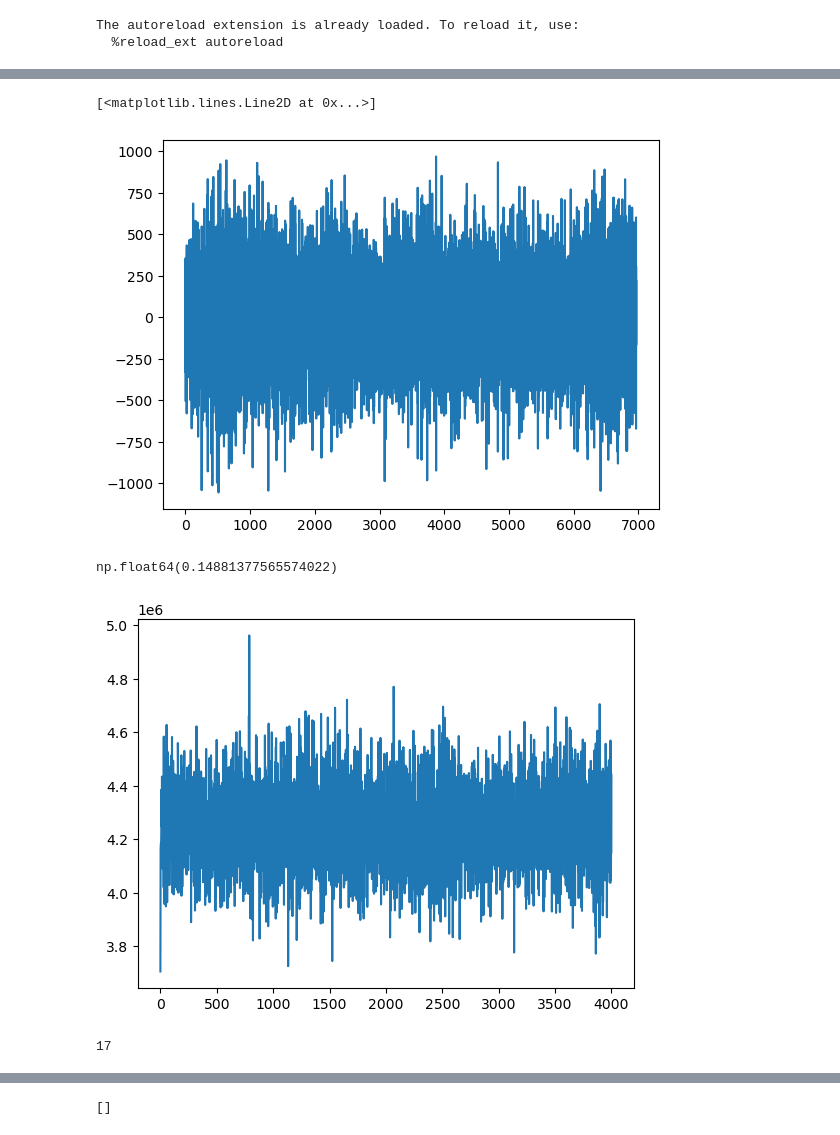
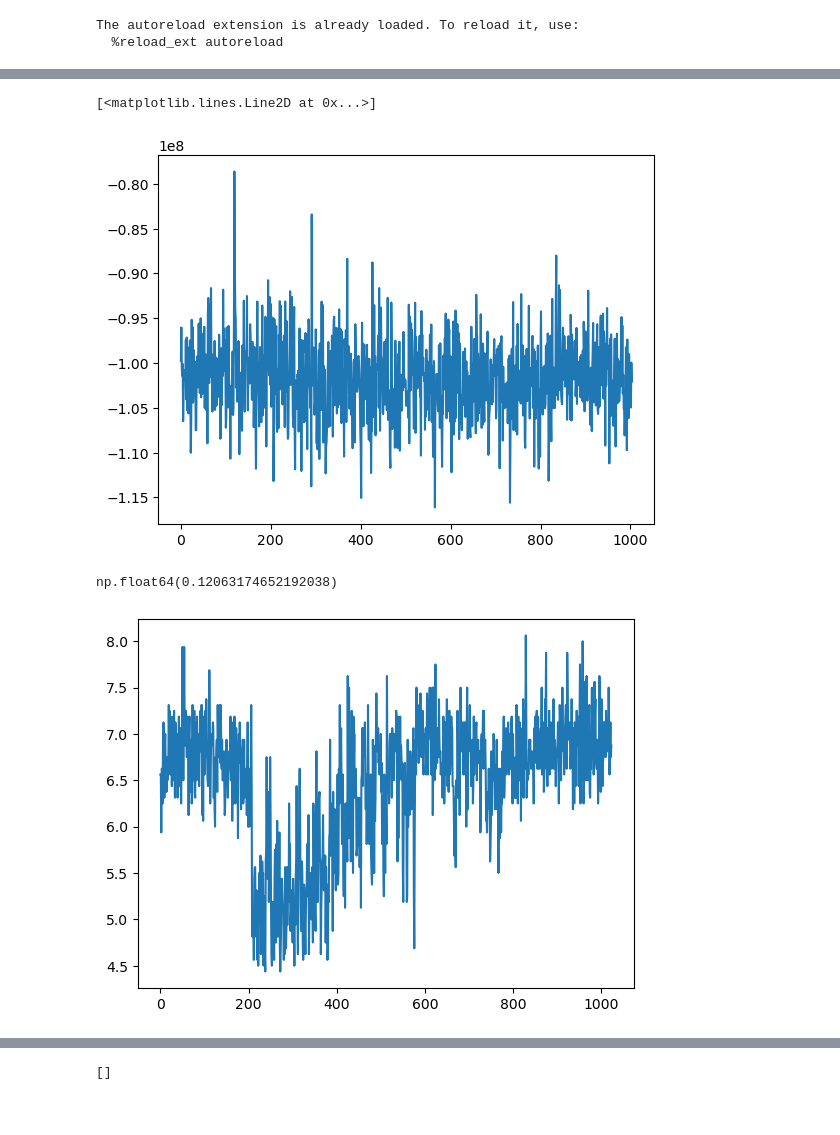
Before and after one commit to lusee-night/uncrater, a Jupyter notebook: calib_test.ipynb, the cells around one changed output, grey strips where cells are left out. Cells and saved outputs as stored; diff of their text form; code cells hidden in the pictures.

```diff
--- a/calib_test.ipynb
+++ b/calib_test.ipynb
@@ -78,19 +84,16 @@ plt.plot(Cd.cd_drift[:1200]/alpha_to_pdrift)
 # %%
-plt.plot (C.cd_fdx[200:])
-#plt.plot (Cd.cd_snr2[200:])
+#plt.plot (C.cd_sd2[200:])
+plt.plot (C.cd_sdx[20:])
+
 #plt.plot (C.cd_snr3[200:])
 #plt.plot(C.cd_powerbot3)
 # %% [output]
 [<matplotlib.lines.Line2D at 0x...>]
-[figure, old version]
+[figure, new version]
 # %%
-plt.plot(C.cd_powertop2[:4000])
+plt.plot(C.cd_snr3)
 C.cd_powerbot2[:4000].std()/C.cd_powerbot2[:4000].mean()
 #Cd.cd_powertop2[1000:3000].mean()/C.cd_powertop2[1000:3000].mean()
 # %% [output]
-np.float64(0.14881377565574022)
+np.float64(0.12063174652192038)
-[figure, old version]
+[figure, new version]
-# %%
-C.calib_meta[0].state.sum2_slice
-# %% [output]
-17
```
Also changed, not shown: parts of 21 cells of this notebook, 1 other file.
